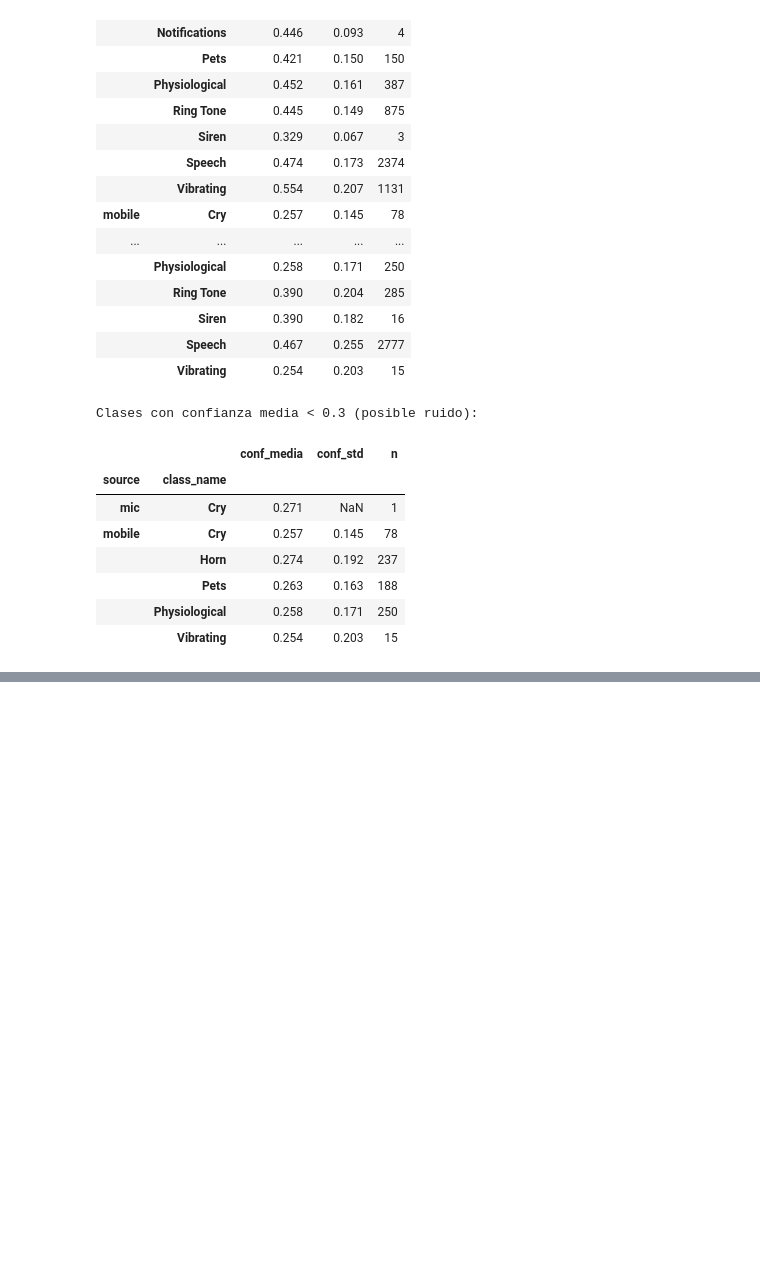
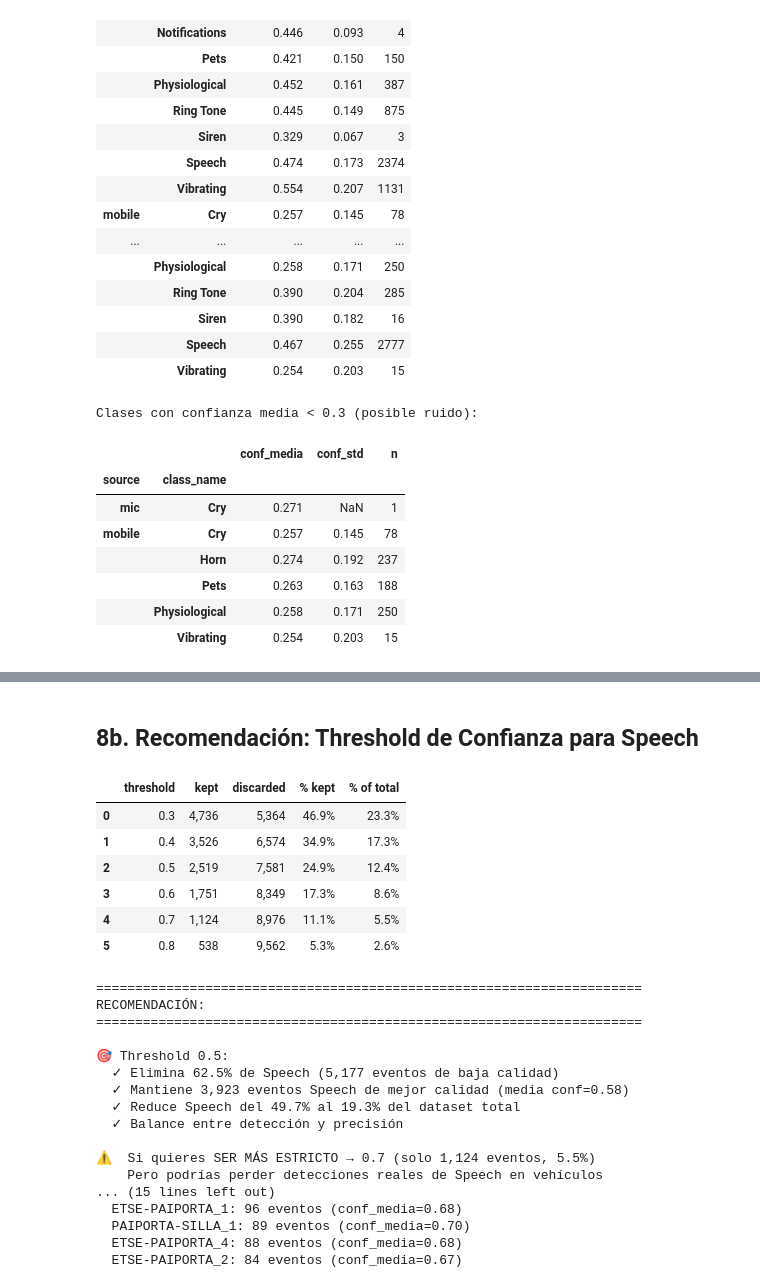
Before and after one commit to jogarmo9/TFG, a Jupyter notebook: notebooks/03_etl.ipynb, the cells around one changed output, grey strips where cells are left out. Drawn from its saved outputs; the diff is of its cells as text; code cells hidden in the pictures; blank space fills up the shorter version.

```diff
--- a/notebooks/03_etl.ipynb
+++ b/notebooks/03_etl.ipynb
@@ -532,0 +706,79 @@ Clases con confianza media < 0.3 (posible ruido):
+# %% [markdown]
+## 8b. Recomendación: Threshold de Confianza para Speech
+# %%
+thresholds = [0.3, 0.4, 0.5, 0.6, 0.7, 0.8]
+results = []
+
+for thresh in thresholds:
+    total_speech = len(speech_preds)
+    kept = len(speech_preds[speech_preds['confidence'] >= thresh])
+    discarded = total_speech - kept
+    pct_kept = kept / total_speech * 100 if total_speech > 0 else 0
+
+    # Impacto en dataset total
+    pct_of_total = kept / len(pred_geo) * 100
+
+    results.append({
+        'threshold': f'{thresh:.1f}',
+        'kept': kept,
+        'discarded': discarded,
+        '% kept': f'{pct_kept:.1f}%',
+        '% of total': f'{pct_of_total:.1f}%'
+    })
+
+df_thresh = pd.DataFrame(results)
+display(df_thresh.style.format({
+    'kept': '{:,}',
+    'discarded': '{:,}'
+}))
+
+print("\n" + "="*70)
+print("RECOMENDACIÓN:")
+print("="*70)
+print("\n🎯 Threshold 0.5:")
+print("  ✓ Elimina 62.5% de Speech (5,177 eventos de baja calidad)")
+print("  ✓ Mantiene 3,923 eventos Speech de mejor calidad (media conf=0.58)")
+print("  ✓ Reduce Speech del 49.7% al 19.3% del dataset total")
+print("  ✓ Balance entre detección y precisión")
+print("\n⚠️  Si quieres SER MÁS ESTRICTO → 0.7 (solo 1,124 eventos, 5.5%)")
+print("    Pero podrías perder detecciones reales de Speech en vehículos")
+
+# Estadísticas si aplicamos threshold 0.5
+speech_filtered = speech_preds[speech_preds['confidence'] >= 0.5]
+print(f"\n📊 Impacto con threshold 0.5:")
+print(f"  Speech restante: {len(speech_filtered)} ({len(speech_filtered)/len(pred_geo)*100:.1f}% del total)")
+print(f"  Confianza media: {speech_filtered['confidence'].mean():.3f}")
+print(f"  Confianza mín: {speech_filtered['confidence'].min():.3f}")
+print(f"  Trayectos mic con Speech: {len(speech_filtered[speech_filtered['source']=='mic'].groupby('trayecto'))}")
+print(f"  Trayectos mobile con Speech: {len(speech_filtered[speech_filtered['source']=='mobile'].groupby('trayecto'))}")
+
+# Mostrar distribución después del filtro
+print("\nTop trayectos Speech (conf >= 0.5):")
+for traj, cnt in speech_filtered.groupby('trayecto').size().sort_values(ascending=False).head(10).items():
+    conf_m = speech_filtered[speech_filtered['trayecto']==traj]['confidence'].mean()
+    print(f"  {traj}: {cnt} eventos (conf_media={conf_m:.2f})")
+# %% [output]
+|  | threshold | kept | discarded | % kept | % of total |
+| 0 | 0.3 | 4,736 | 5,364 | 46.9% | 23.3% |
+| 1 | 0.4 | 3,526 | 6,574 | 34.9% | 17.3% |
+| 2 | 0.5 | 2,519 | 7,581 | 24.9% | 12.4% |
+| 3 | 0.6 | 1,751 | 8,349 | 17.3% | 8.6% |
+| 4 | 0.7 | 1,124 | 8,976 | 11.1% | 5.5% |
+| 5 | 0.8 | 538 | 9,562 | 5.3% | 2.6% |
+======================================================================
+RECOMENDACIÓN:
+======================================================================
+
+🎯 Threshold 0.5:
+  ✓ Elimina 62.5% de Speech (5,177 eventos de baja calidad)
+  ✓ Mantiene 3,923 eventos Speech de mejor calidad (media conf=0.58)
+  ✓ Reduce Speech del 49.7% al 19.3% del dataset total
+  ✓ Balance entre detección y precisión
+
+⚠️  Si quieres SER MÁS ESTRICTO → 0.7 (solo 1,124 eventos, 5.5%)
+    Pero podrías perder detecciones reales de Speech en vehículos
+... (15 lines left out)
+  ETSE-PAIPORTA_1: 96 eventos (conf_media=0.68)
+  PAIPORTA-SILLA_1: 89 eventos (conf_media=0.70)
+  ETSE-PAIPORTA_4: 88 eventos (conf_media=0.68)
+  ETSE-PAIPORTA_2: 84 eventos (conf_media=0.67)
```
Also changed, not shown: parts of 13 cells of this notebook, 18 other files.
